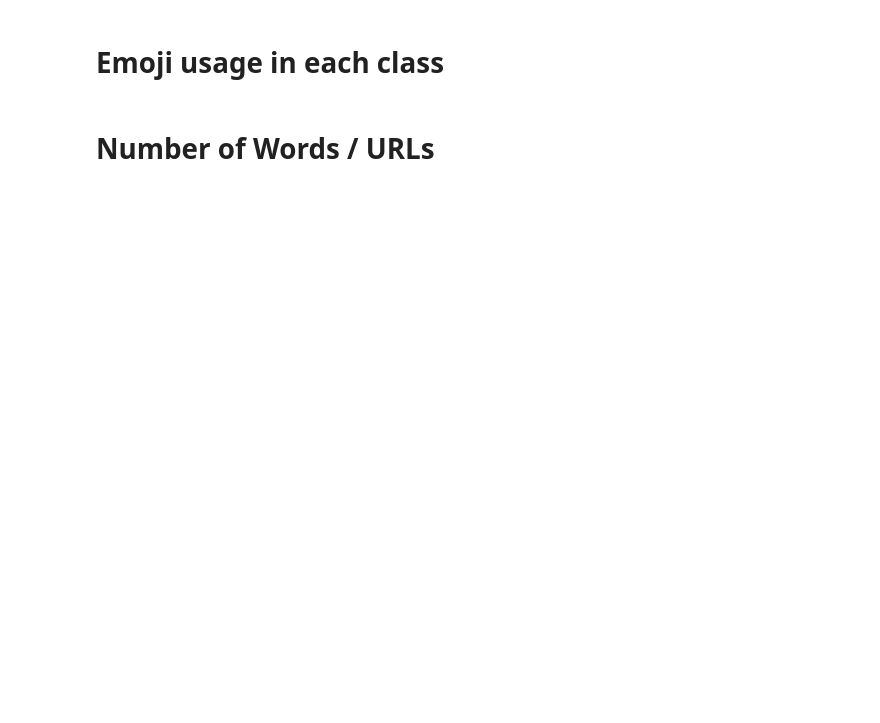
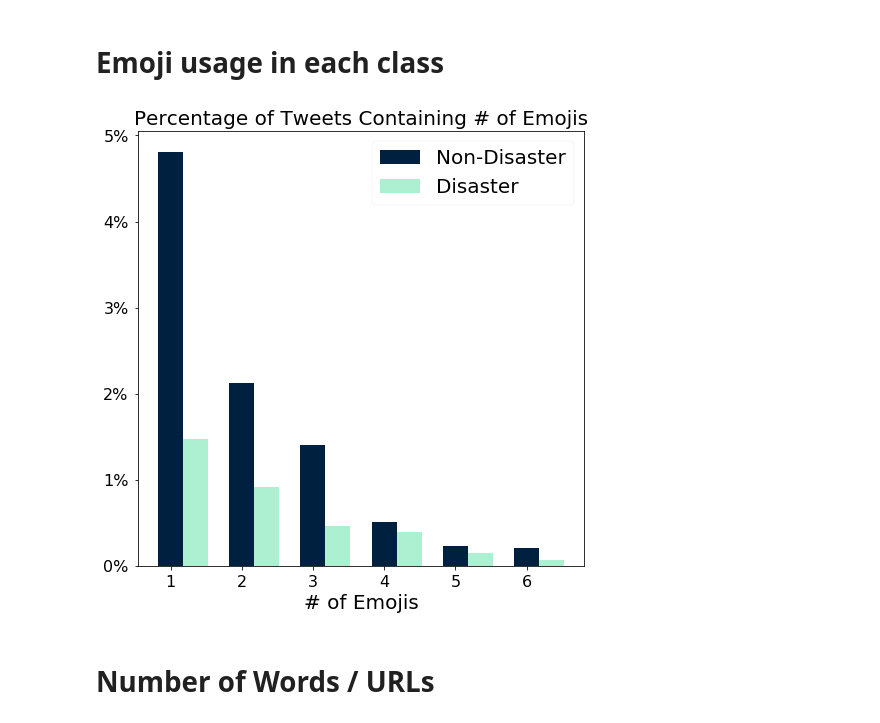
Before and after one commit to vegarab/aml-twitter-fakeornot, a Jupyter notebook: notebooks/quantitative-stats.ipynb, the cells around one changed output. Drawn from its saved outputs; the diff is of its cells as text; code cells hidden in the pictures; blank space fills up the shorter version.

```diff
--- a/notebooks/quantitative-stats.ipynb
+++ b/notebooks/quantitative-stats.ipynb
@@ -145,42 +133,46 @@ emoji_count_1 = []
 
 for i,x in enumerate(X):
     if y[i] == 0:
-        emoji_count_0.append(x.count('\x90'))
+        emoji_count_0.append(x.count('xx90'))
     elif y[i] == 1:
-        emoji_count_1.append(x.count('\x90'))
+        emoji_count_1.append(x.count('xx90'))
 
 emoji_count_0 = Counter(emoji_count_0)
 emoji_count_1 = Counter(emoji_count_1)
 
 y_count = Counter(y)
 
 emoji_count_0_prop = list({key: value / y_count[0] for key, value in emoji_count_0.items()}.items())
 emoji_count_1_prop = list({key: value / y_count[1] for key, value in emoji_count_1.items()}.items())
 
 emoji_count_0_prop.sort(key=lambda x: x[0])
 emoji_count_1_prop.sort(key=lambda x: x[0])
 
-emoji_count_0_prop = emoji_count_0_prop[1:]
-emoji_count_1_prop = emoji_count_1_prop[1:]
+emoji_count_0_prop = emoji_count_0_prop[1:7]
+emoji_count_1_prop = emoji_count_1_prop[1:7]
 
 emoji_count_0_propp = list(zip(*emoji_count_0_prop))
 emoji_count_1_propp = list(zip(*emoji_count_1_prop))
 
 fig3, ax = plt.subplots(figsize=(8,8))
 
 width = 0.35
 
 ax.bar(emoji_count_0_propp[0], emoji_count_0_propp[1], width=width, color=COLOR_0)
 ax.bar([x+width for x in emoji_count_1_propp[0]], emoji_count_1_propp[1], width=width, color=COLOR_1)
 
 ax.set_title('Percentage of Tweets Containing # of Emojis', fontsize=SUBTITLE_SIZE)
 
 ax.get_yaxis().set_major_formatter(
     FuncFormatter(lambda x, p: format(f'{int(100*x)}%')))
 
 ax.set_xlabel('# of Emojis', fontsize=SUBTITLE_SIZE)
 
+ax.legend(labels=['Non-Disaster', 'Disaster'], fontsize=SUBTITLE_SIZE)
+
 ax.tick_params(labelsize=TICK_SIZE)
+# %% [output]
+[figure, added]
 # %% [markdown]
 # Number of Words / URLs
 # %%
```
Also changed, not shown: parts of 11 cells of this notebook, 12 other files.
